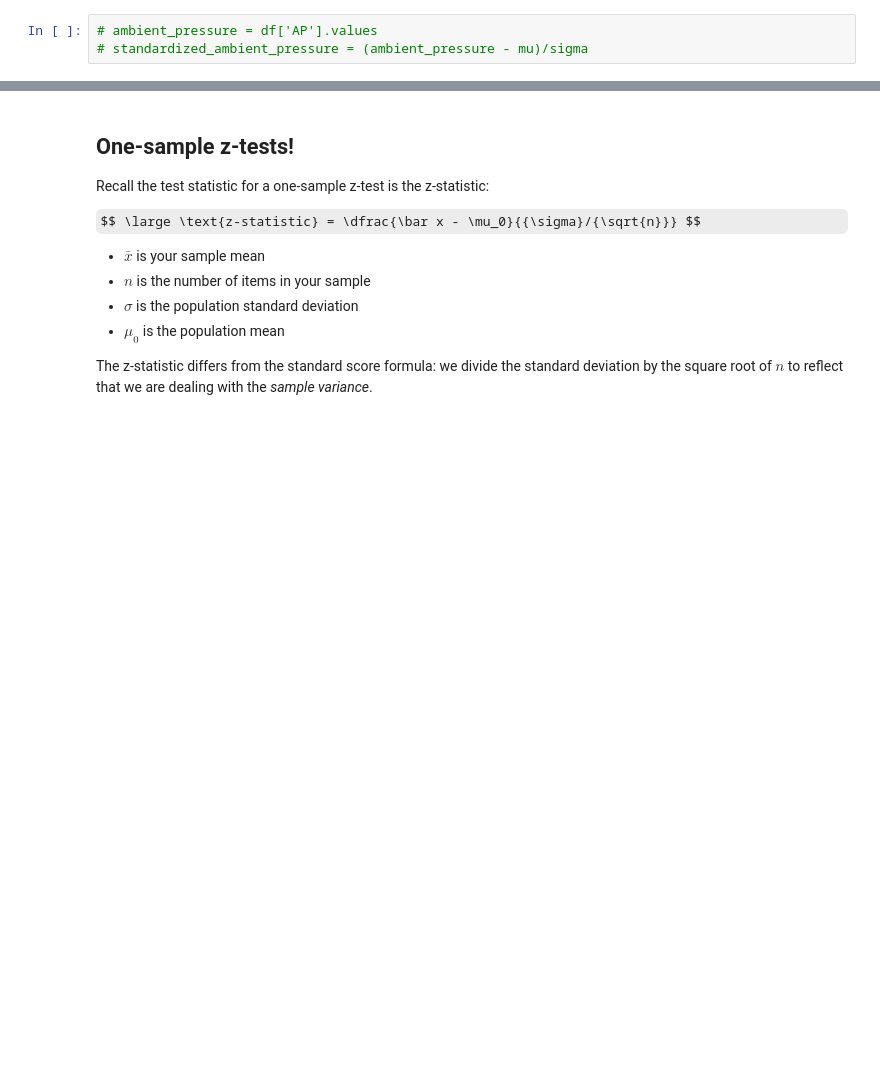
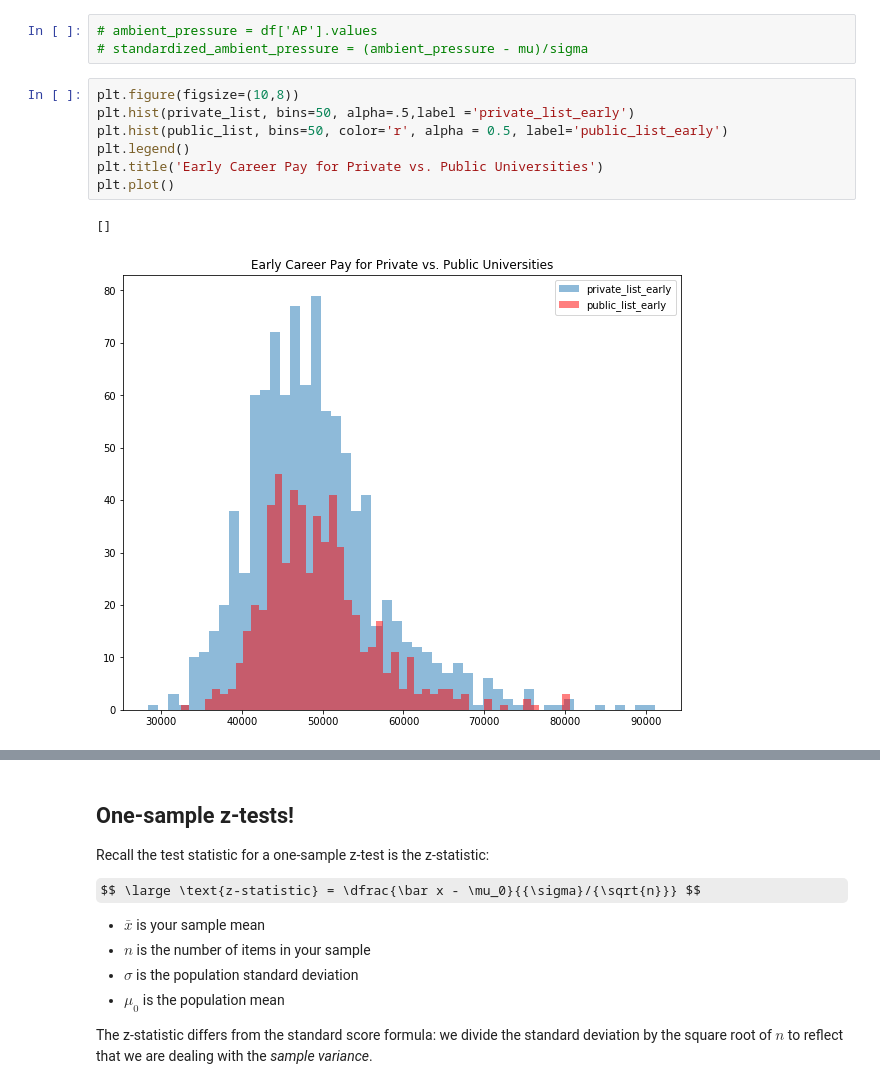
Before and after one commit to gseemann/College_Stats_Test, a Jupyter notebook: Gabriel.ipynb, the cells around one changed output, grey strips where cells are left out. Saved outputs shown, nothing was run; the diff lists cells and outputs as text; some formulas as TeX source; blank space fills up the shorter version.

```diff
--- a/Gabriel.ipynb
+++ b/Gabriel.ipynb
@@ -252,5 +279,15 @@ Name: early_car_pay, dtype: float64
 # %%
 # ambient_pressure = df['AP'].values
 # standardized_ambient_pressure = (ambient_pressure - mu)/sigma
+# %%
+plt.figure(figsize=(10,8))
+plt.hist(private_list, bins=50, alpha=.5,label ='private_list_early')
+plt.hist(public_list, bins=50, color='r', alpha = 0.5, label='public_list_early')
+plt.legend()
+plt.title('Early Career Pay for Private vs. Public Universities')
+plt.plot()
+# %% [output]
+[]
+[figure, added]
 # %%
 plt.figure(figsize=(10,8))
```
Also changed, not shown: parts of 31 cells of this notebook.
